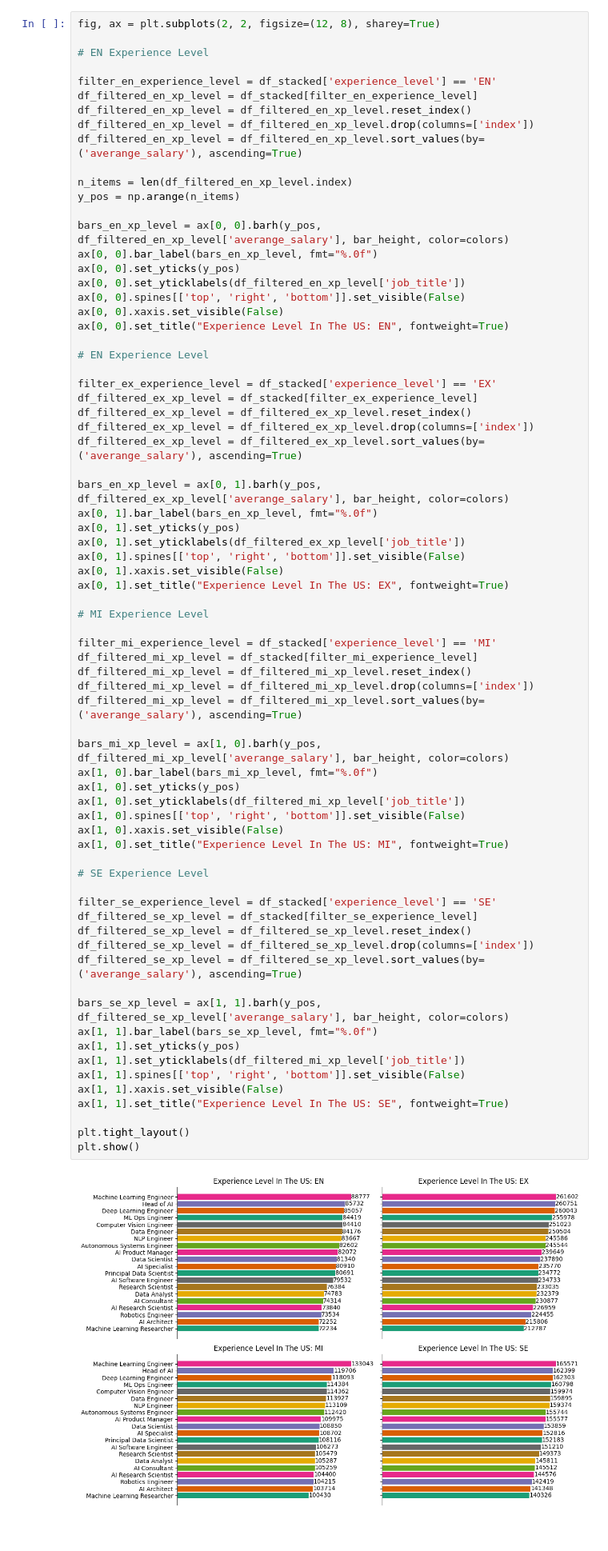
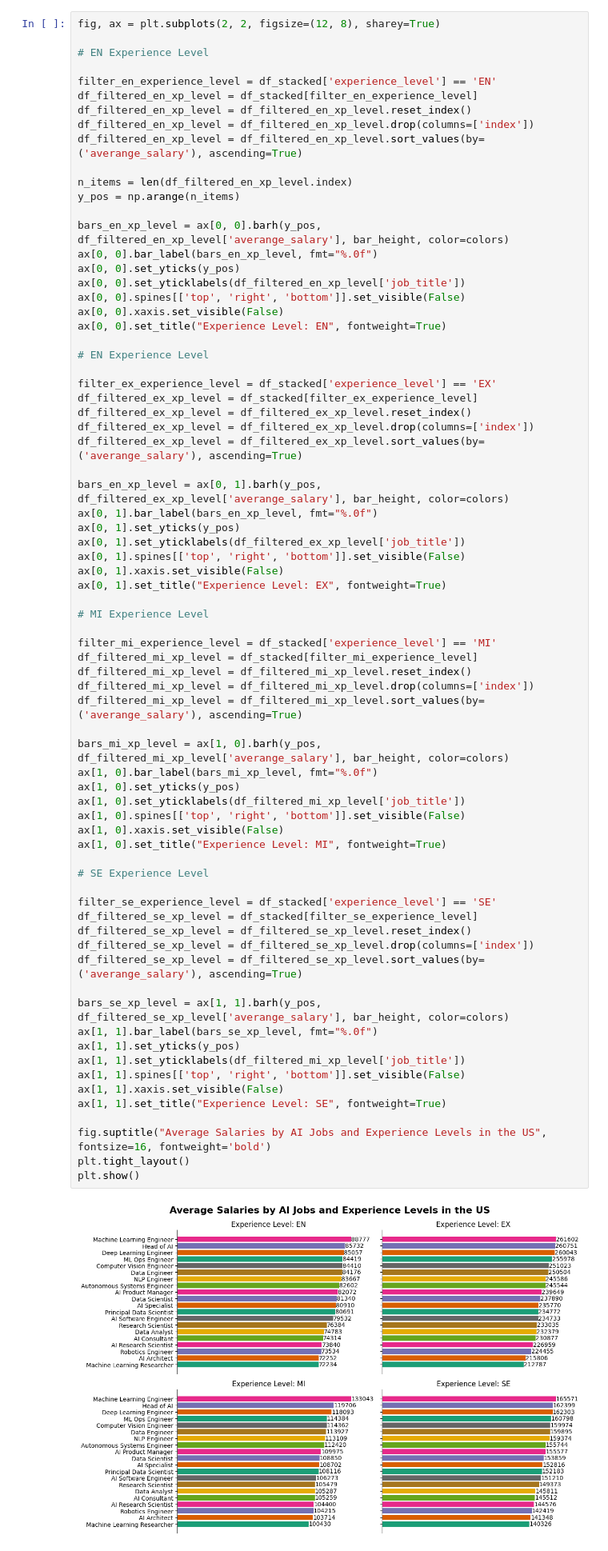
Before and after one commit to LazaroDamasceno/Data-Analyses-And-Plotting, a Jupyter notebook: ai_jobs/salary_per_ai_jobs_and_experience_in_the_us.ipynb, the cells around one changed output. Shown at 80% size. Cells and saved outputs as stored; diff of their text form.

Commit message:
Updated salary_per_ai_jobs_and_experience_in_the_us

```diff
--- a/ai_jobs/salary_per_ai_jobs_and_experience_in_the_us.ipynb
+++ b/ai_jobs/salary_per_ai_jobs_and_experience_in_the_us.ipynb
@@ -50,7 +50,7 @@ ax[0, 0].set_yticks(y_pos)
 ax[0, 0].set_yticklabels(df_filtered_en_xp_level['job_title'])
 ax[0, 0].spines[['top', 'right', 'bottom']].set_visible(False)
 ax[0, 0].xaxis.set_visible(False)
-ax[0, 0].set_title("Experience Level In The US: EN", fontweight=True)
+ax[0, 0].set_title("Experience Level: EN", fontweight=True)
 
 # EN Experience Level
 
@@ -66,7 +66,7 @@ ax[0, 1].set_yticks(y_pos)
 ax[0, 1].set_yticklabels(df_filtered_ex_xp_level['job_title'])
 ax[0, 1].spines[['top', 'right', 'bottom']].set_visible(False)
 ax[0, 1].xaxis.set_visible(False)
-ax[0, 1].set_title("Experience Level In The US: EX", fontweight=True)
+ax[0, 1].set_title("Experience Level: EX", fontweight=True)
 
 # MI Experience Level
 
@@ -74,33 +74,34 @@ filter_mi_experience_level = df_stacked['experience_level'] == 'MI'
 df_filtered_mi_xp_level = df_stacked[filter_mi_experience_level]
 df_filtered_mi_xp_level = df_filtered_mi_xp_level.reset_index()
 df_filtered_mi_xp_level = df_filtered_mi_xp_level.drop(columns=['index'])
 df_filtered_mi_xp_level = df_filtered_mi_xp_level.sort_values(by=('averange_salary'), ascending=True)
 
 bars_mi_xp_level = ax[1, 0].barh(y_pos, df_filtered_mi_xp_level['averange_salary'], bar_height, color=colors)
 ax[1, 0].bar_label(bars_mi_xp_level, fmt="%.0f")
 ax[1, 0].set_yticks(y_pos)
 ax[1, 0].set_yticklabels(df_filtered_mi_xp_level['job_title'])
 ax[1, 0].spines[['top', 'right', 'bottom']].set_visible(False)
 ax[1, 0].xaxis.set_visible(False)
-ax[1, 0].set_title("Experience Level In The US: MI", fontweight=True)
+ax[1, 0].set_title("Experience Level: MI", fontweight=True)
 
 # SE Experience Level
 
 filter_se_experience_level = df_stacked['experience_level'] == 'SE'
 df_filtered_se_xp_level = df_stacked[filter_se_experience_level]
 df_filtered_se_xp_level = df_filtered_se_xp_level.reset_index()
 df_filtered_se_xp_level = df_filtered_se_xp_level.drop(columns=['index'])
 df_filtered_se_xp_level = df_filtered_se_xp_level.sort_values(by=('averange_salary'), ascending=True)
 
 bars_se_xp_level = ax[1, 1].barh(y_pos, df_filtered_se_xp_level['averange_salary'], bar_height, color=colors)
 ax[1, 1].bar_label(bars_se_xp_level, fmt="%.0f")
 ax[1, 1].set_yticks(y_pos)
 ax[1, 1].set_yticklabels(df_filtered_mi_xp_level['job_title'])
 ax[1, 1].spines[['top', 'right', 'bottom']].set_visible(False)
 ax[1, 1].xaxis.set_visible(False)
-ax[1, 1].set_title("Experience Level In The US: SE", fontweight=True)
+ax[1, 1].set_title("Experience Level: SE", fontweight=True)
 
+fig.suptitle("Average Salaries by AI Jobs and Experience Levels in the US", fontsize=16, fontweight='bold')
 plt.tight_layout()
 plt.show()
 # %% [output]
-[figure, old version]
+[figure, new version]
```
